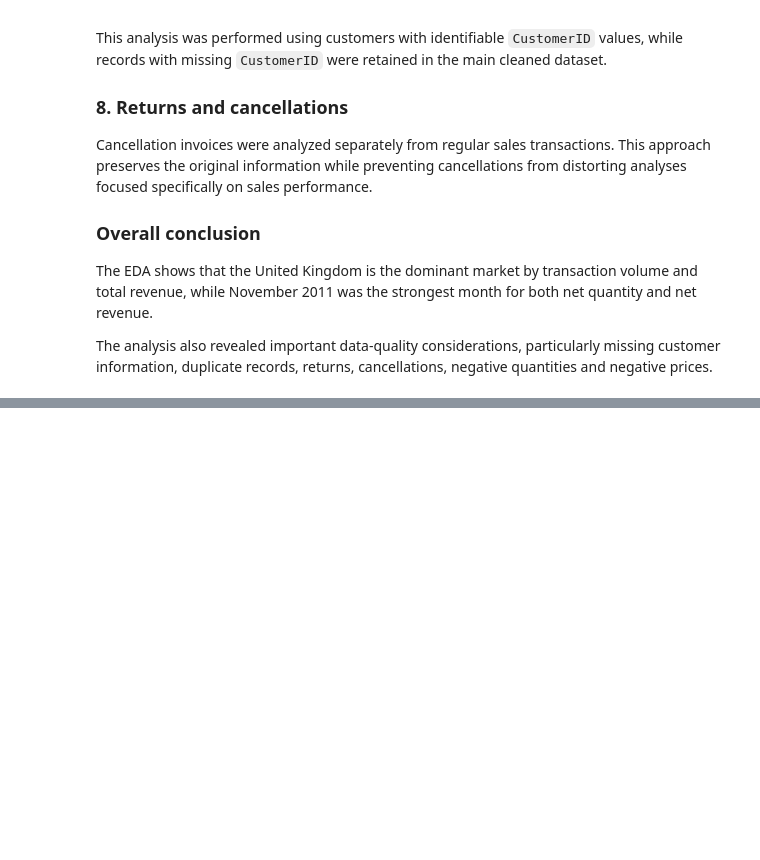
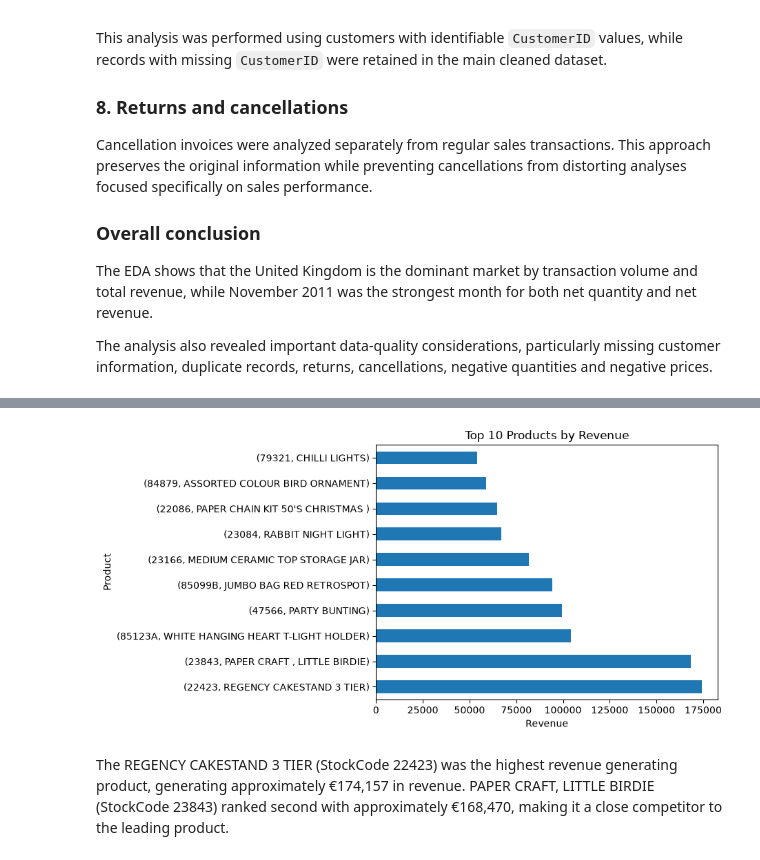
Before and after one commit to esthermaina36/online-retail-analysis, a Jupyter notebook: notebooks/01_initial_exploration.ipynb, the cells around one changed output, grey strips where cells are left out. Saved outputs shown, nothing was run; the diff lists cells and outputs as text; code cells hidden in the pictures; blank space fills up the shorter version.

```diff
--- a/notebooks/01_initial_exploration.ipynb
+++ b/notebooks/01_initial_exploration.ipynb
@@ -774,0 +902,4 @@ The analysis also revealed important data-quality considerations, particularly m
+# %%
+df_products = df_sales[
+    ~df_sales["StockCode"].isin(["DOT", "POST", "M"])
+].copy()
@@ -774,0 +928,9 @@ The analysis also revealed important data-quality considerations, particularly m
+# %%
+product_revenue = (
+    df_products.groupby(["StockCode", "Description"])["Revenue"]
+    .sum()
+    .sort_values(ascending=False)
+    .head(10)
+)
+
+product_revenue
@@ -774,0 +950,11 @@ The analysis also revealed important data-quality considerations, particularly m
+# %%
+product_revenue.plot(kind="barh")
+
+plt.title("Top 10 Products by Revenue")
+plt.xlabel("Revenue")
+plt.ylabel("Product")
+plt.show()
+# %% [output]
+[figure, added]
+# %% [markdown]
+The REGENCY CAKESTAND 3 TIER (StockCode 22423) was the highest revenue generating product, generating approximately €174,157 in revenue. PAPER CRAFT, LITTLE BIRDIE (StockCode 23843) ranked second with approximately €168,470, making it a close competitor to the leading product.
```
Also changed, not shown: parts of 23 cells of this notebook.
